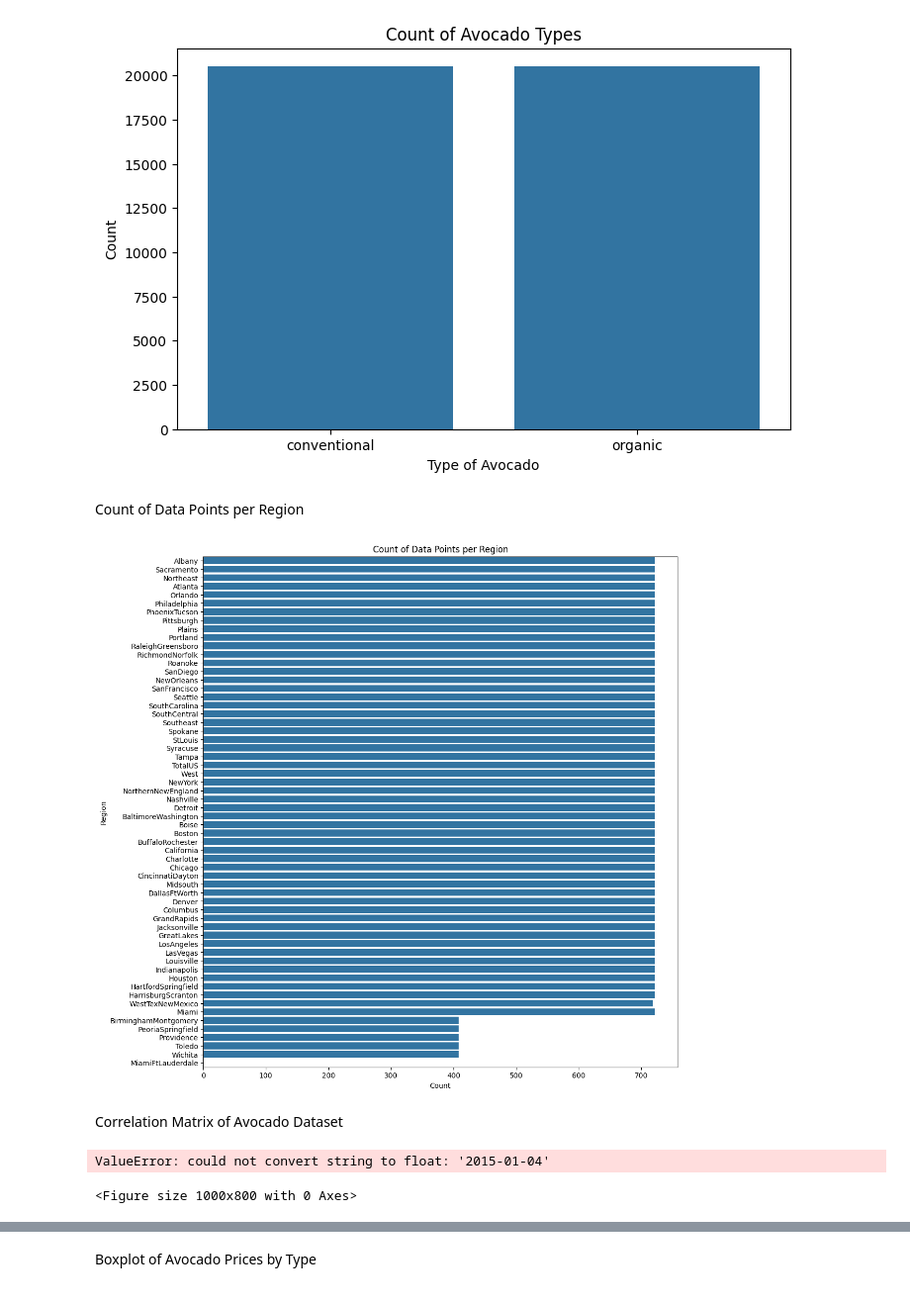
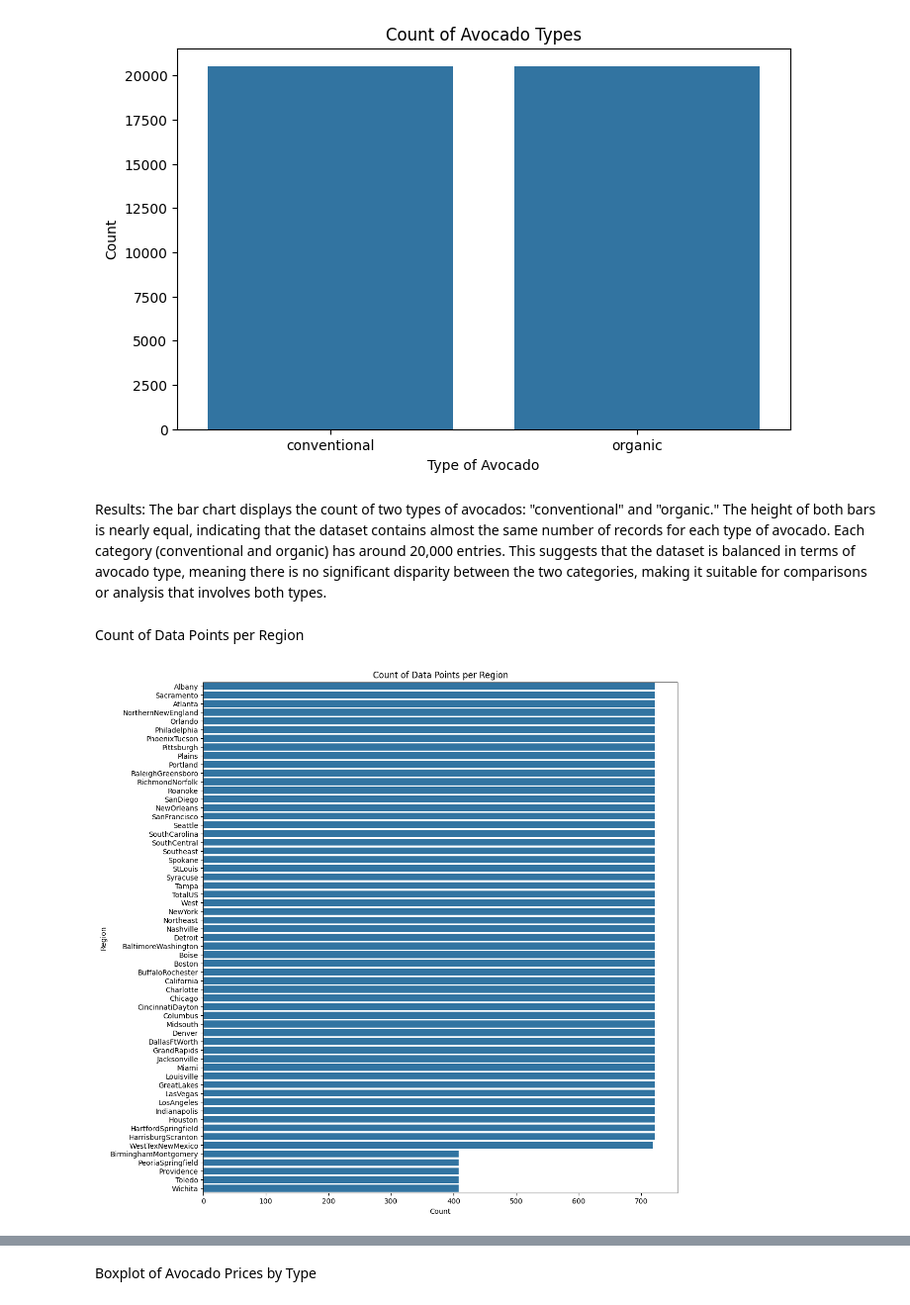
Before and after one commit to obedmabowa/My_Capstone_Project, a Jupyter notebook: Report.ipynb, the cells around one changed output, grey strips where cells are left out. Shown at 99% size. Cells and saved outputs as stored; diff of their text form; code cells hidden in the pictures.

```diff
--- a/Report.ipynb
+++ b/Report.ipynb
@@ -399,25 +410,17 @@ plt.ylabel('Count')
 plt.show()
 # %% [output]
 [figure]
+# %% [markdown]
+Results: The bar chart displays the count of two types of avocados: "conventional" and "organic." The height of both bars is nearly equal, indicating that the dataset contains almost the same number of records for each type of avocado. Each category (conventional and organic) has around 20,000 entries.
+This suggests that the dataset is balanced in terms of avocado type, meaning there is no significant disparity between the two categories, making it suitable for comparisons or analysis that involves both types.
 # %% [markdown]
 Count of Data Points per Region
 # %%
 plt.figure(figsize=(12,13))
-sns.countplot(y='region', data=cleaned_avocado_data, order=avocado_data['region'].value_counts().index)
+sns.countplot(y='region', data=cleaned_avocado_data, order=cleaned_avocado_data['region'].value_counts().index)
 plt.title('Count of Data Points per Region')
 plt.ylabel('Region')
 plt.xlabel('Count')
 plt.show()
 # %% [output]
-[figure, old version]
+[figure, new version]
-# %% [markdown]
-Correlation Matrix of Avocado Dataset
-# %%
-plt.figure(figsize=(10,8))
-corr = avocado_data.corr()
-sns.heatmap(corr, annot=True, cmap='coolwarm', fmt='.2f')
-plt.title('Correlation Matrix of Avocado Dataset')
-plt.show()
-# %% [output]
-ValueError: could not convert string to float: '2015-01-04'
-<Figure size 1000x800 with 0 Axes>
```
Also changed, not shown: parts of 25 cells of this notebook.
